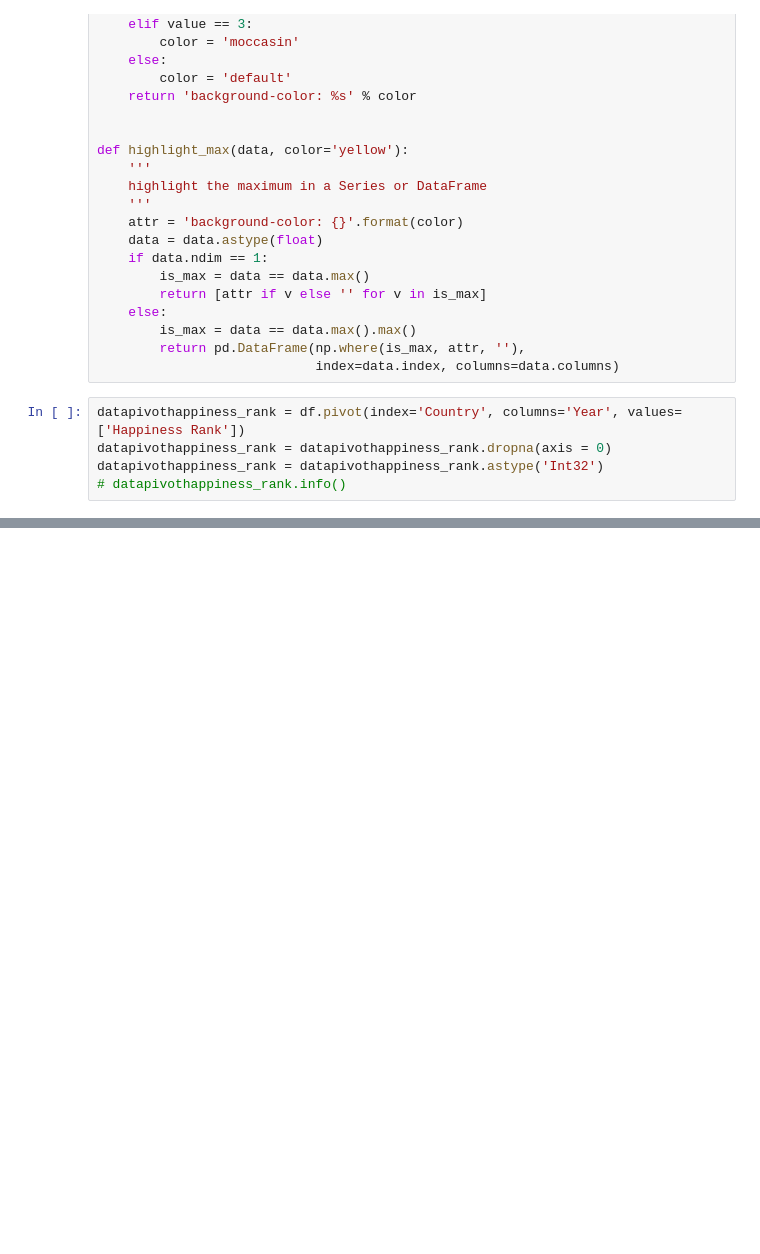
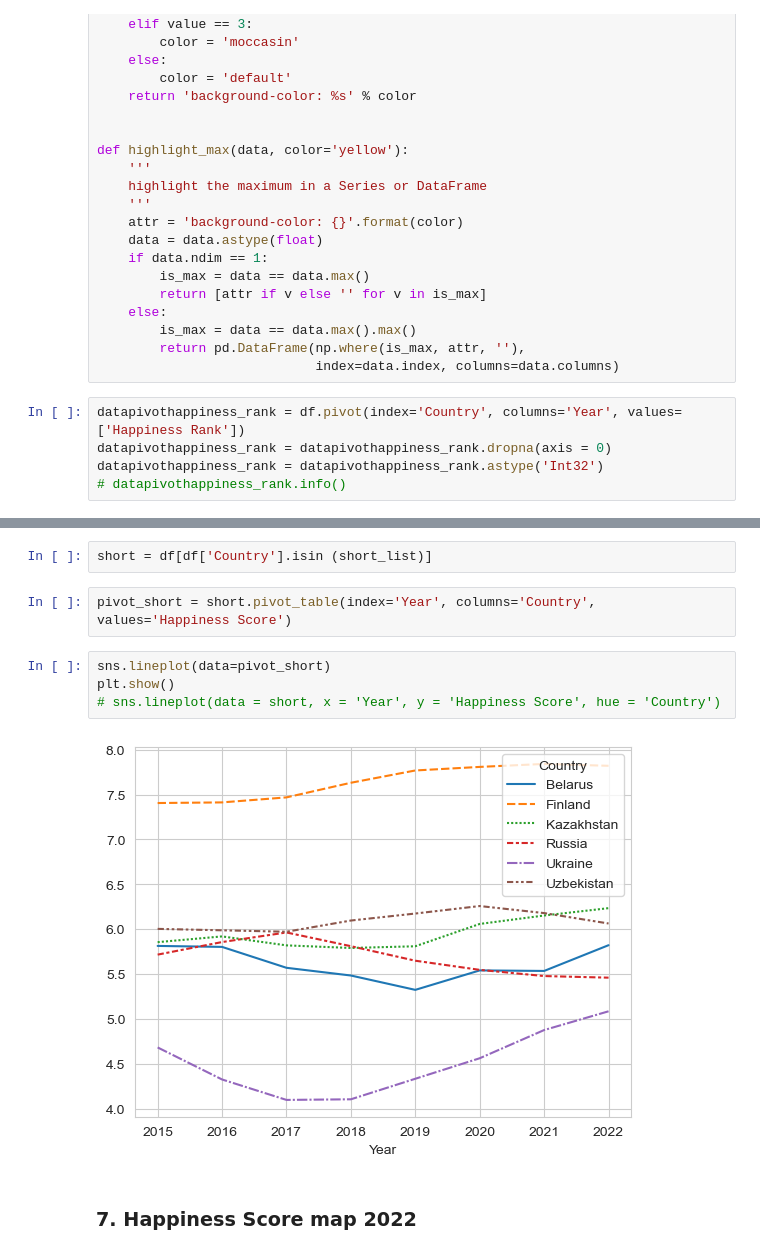
Before and after one commit to NadezhdaGruzdeva/GB-graduate-work-World-Happiness-Report-up-to-2022, a Jupyter notebook: World Happiness Report up to 2022.ipynb, the cells around one changed output, grey strips where cells are left out. Cells and saved outputs as stored; diff of their text form; blank space fills up the shorter version.

```diff
--- a/World Happiness Report up to 2022.ipynb
+++ b/World Happiness Report up to 2022.ipynb
@@ -479 +501,13 @@ datapivothappiness_score[datapivothappiness_score.index.isin (short_list)].style
 | Ukraine | 4,7 | 4,3 | 4,1 | 4,1 | 4,3 | 4,6 | 4,9 | 5,1 | 4,5 |
+# %%
+short = df[df['Country'].isin (short_list)]
+# %%
+pivot_short = short.pivot_table(index='Year', columns='Country', values='Happiness Score')
+# %%
+sns.lineplot(data=pivot_short)
+plt.show()
+# sns.lineplot(data = short, x = 'Year', y = 'Happiness Score', hue = 'Country')
+# %% [output]
+[figure, added]
+# %% [markdown]
+### 7. Happiness Score map 2022
```
Also changed, not shown: parts of 14 cells of this notebook.
